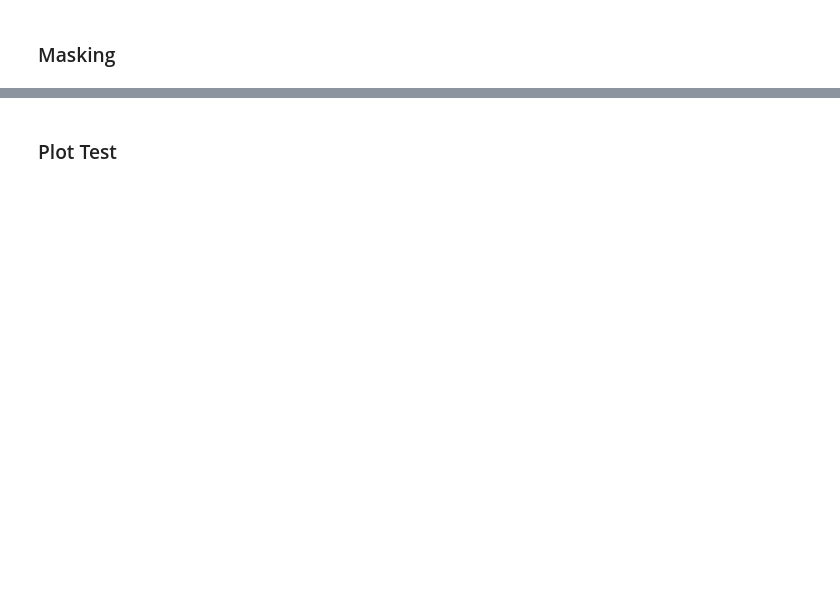
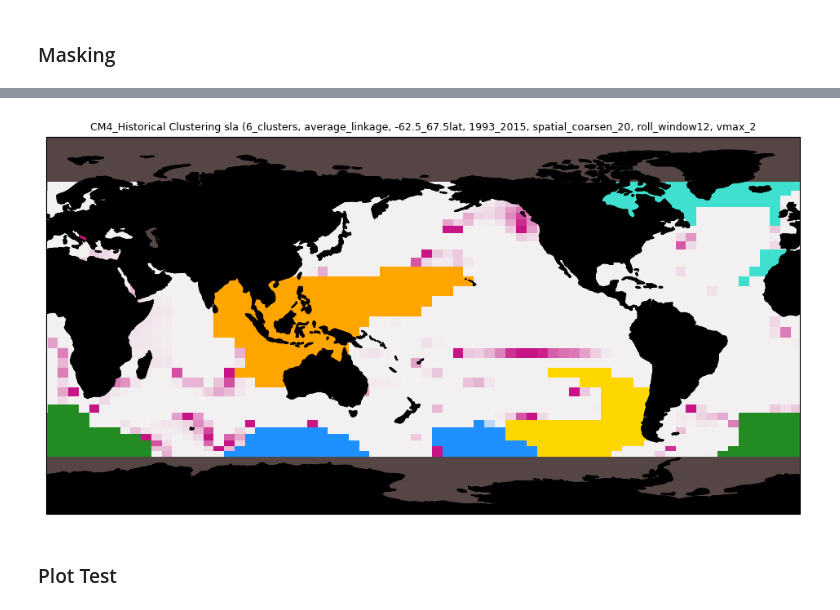
Before and after one commit to jetesdal/sea_level_covariability, a Jupyter notebook: notebooks/AHCA_clustering_func_model.ipynb, the cells around one changed output, grey strips where cells are left out. Cells and saved outputs as stored; diff of their text form; code cells hidden in the pictures; blank space fills up the shorter version.

```diff
--- a/notebooks/AHCA_clustering_func_model.ipynb
+++ b/notebooks/AHCA_clustering_func_model.ipynb
@@ -206,7 +280,7 @@ intra_cov_ar = []
 for count, inv_cluster_true in enumerate(each_cluster_dataset_true):
 
     # INtra cluster variance
-    da_flat_cov = inv_cluster_true.stack(location=('latitude', 'longitude')).transpose('location', 'time').copy(deep=True)
+    da_flat_cov = inv_cluster_true.stack(location=('yh', 'xh')).transpose('location', 'time').copy(deep=True)
     da_flattened_cov = da_flat_cov.dropna(dim='location', how='all').copy(deep=True)
     cov_matrix = da_flattened_cov.to_pandas().T.cov().copy(deep=True)
 
@@ -219,7 +293,7 @@ for count, inv_cluster_true in enumerate(each_cluster_dataset_true):
     cluster_intra_cluster_filled = cluster_intra_cluster_filled.fillna(np.nan)
 
     # Inner cluster variance now
-    da_flat_cov_false = each_cluster_dataset_false[count].stack(location=('latitude', 'longitude')).transpose('location', 'time').copy(deep=True)
+    da_flat_cov_false = each_cluster_dataset_false[count].stack(location=('yh', 'xh')).transpose('location', 'time').copy(deep=True)
     da_flattened_cov_false = da_flat_cov_false.dropna(dim='location', how='all').copy(deep=True)
     cov_matrix_false = da_flattened_cov_false.to_pandas().T.copy(deep=True)
     da_flat_cov_false.load()
@@ -232,7 +306,7 @@ for count, inv_cluster_true in enumerate(each_cluster_dataset_true):
             # Access the specific cell in "intra_cov" using index and column values
             unstack_intra_cluster_cov = unstack_data.loc[latitude, longitude]
 
-            unstack_data_values = da_flat_cov.loc[{'latitude': latitude, 'longitude': longitude}].values
+            unstack_data_values = da_flat_cov.loc[{'yh': latitude, 'xh': longitude}].values
 
             cov_matrix_false_copy_for_fill = cov_matrix_false.copy(deep=True)
             cov_matrix_false_copy_for_fill[latitude, longitude] = unstack_data_values
@@ -257,29 +349,31 @@ for color_matplot in (matplot_color_array[0:num_clusters]):
 # %%
 # Plotting the cluster map
 center_value_longitude=180
 projection = ccrs.PlateCarree(central_longitude=center_value_longitude)
 fig, ax = plt.subplots(figsize=(12, 6), subplot_kw={'projection': ccrs.PlateCarree(central_longitude=center_value_longitude)})
 
 vmax_val, vmin_val = 2, .5
 for cmap_it, intra_cov in enumerate(intra_cov_ar):
-    intra_cov['longitude'] = intra_cov['longitude'] - 180
+    intra_cov['xh'] = intra_cov['xh'] - 180
     intra_cov.plot(ax=ax, transform=projection, cmap=cmap_ar_div[cmap_it], add_colorbar=False, vmax=vmax_val, vmin=vmin_val)
     #intra_cov['longitude'] = intra_cov['longitude'] + 180
 
 # Add title and extent
 ax.set_title(f'CM4_Historical Clustering sla ({num_clusters}_clusters, {linkage_type}_linkage, {latitude_min}_{latitude_max}lat, {start_year}_{end_year}, spatial_coarsen_{smoothing_std}, roll_window{rolling_window}, vmax_{vmax_val}', fontsize=9)
 ax.set_extent([-180, 180, -90, 90], crs=projection)
 
 # Add coastlines and features
 ax.coastlines(transform=projection)
 ax.add_feature(cfeature.LAND, zorder=10, color='black')
 ax.add_feature(cfeature.OCEAN, color='#554645')
 
 # Create colorbar
 
 
 # Save the figure
-plt.savefig(f'model_maps/CM4_Historical_{linkage_type}_linkage_{num_clusters}_clusters_{latitude_min}_{latitude_max}latitude_{start_year}_{end_year}_coarsen_{coarsen_factor_latitude}_{coarsen_factor_longitude}_spatial_coarsen_{smoothing_std}_{rolling_window}_intra_inner_cluster_covariance_vmax_{vmax_val}.png')
+plt.savefig(f'model_maps/CM4_Historical_sla_{linkage_type}_linkage_{num_clusters}_clusters_{latitude_min}_{latitude_max}latitude_{start_year}_{end_year}_coarsen_{coarsen_factor_latitude}_{coarsen_factor_longitude}_spatial_coarsen_{smoothing_std}_{rolling_window}_intra_inner_cluster_covariance_vmax_{vmax_val}.png')
+# %% [output]
+[figure, added]
 # %% [markdown]
 ### Plot Test
 # %%
```
Also changed, not shown: parts of 12 cells of this notebook.
